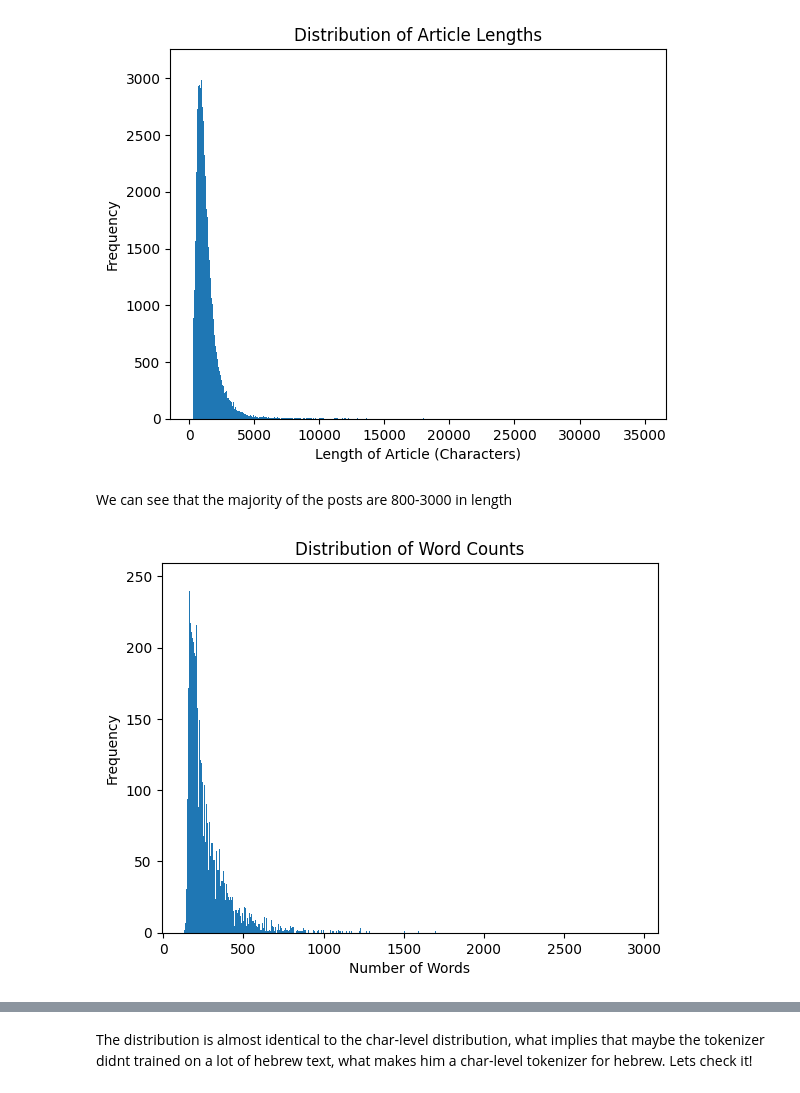
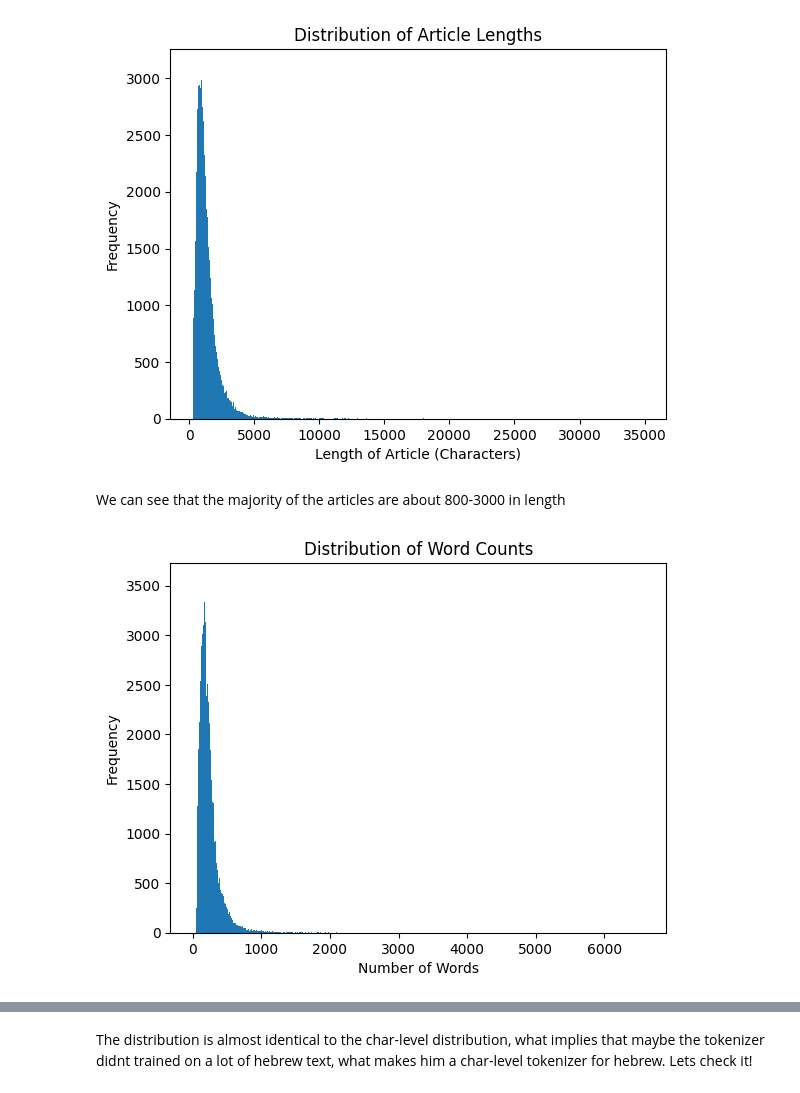
Before and after one commit to DanielHevdeli/hafifot-tiug, a Jupyter notebook: notebooks/EDA.ipynb, the cells around one changed output, grey strips where cells are left out. Saved outputs shown, nothing was run; the diff lists cells and outputs as text; code cells hidden in the pictures.

```diff
--- a/notebooks/EDA.ipynb
+++ b/notebooks/EDA.ipynb
@@ -49,15 +53,15 @@ plt.show()
 # %% [output]
 [figure]
 # %% [markdown]
-We can see that the majority of the posts are 800-3000 in length
+We can see that the majority of the articles are about 800-3000 in length
 # %%
-df['word_count'] = df['text'].apply(lambda x: len(str(x).split()))
+data['word_count'] = data['text'].apply(lambda x: len(str(x).split()))
 
-plt.hist(df['word_count'], bins=1000)
+plt.hist(data['word_count'], bins=1000)
 plt.xlabel('Number of Words')
 plt.ylabel('Frequency')
 plt.title('Distribution of Word Counts')
 plt.show()
 # %% [output]
-[figure, old version]
+[figure, new version]
 # %% [markdown]
```
Also changed, not shown: parts of 20 cells of this notebook, 1 other file.
